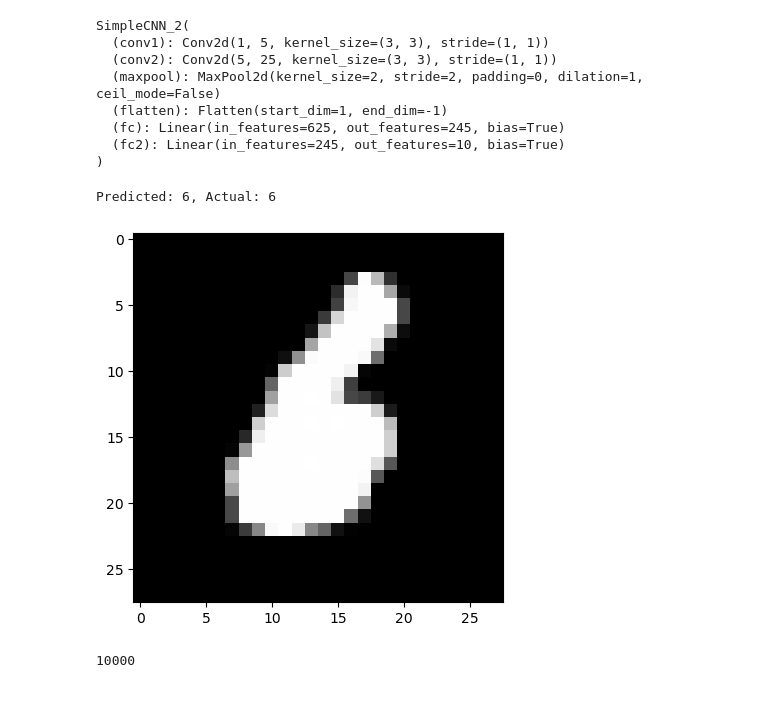
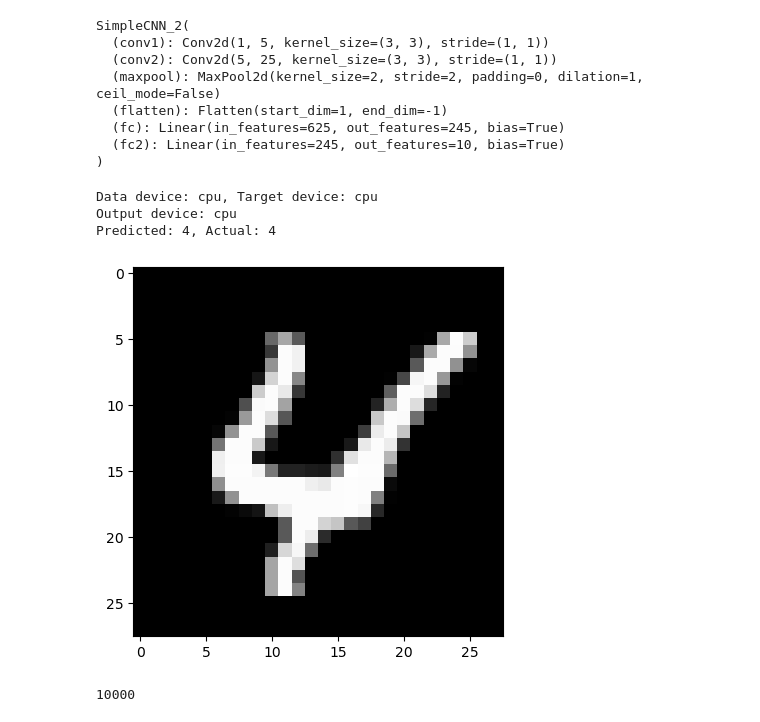
Before and after one commit to ptmaimai106/LTMH-cKAN, a Jupyter notebook: cKAN-demo.ipynb, the cells around one changed output. Saved outputs shown, nothing was run; the diff lists cells and outputs as text; code cells hidden in the pictures.

```diff
--- a/cKAN-demo.ipynb
+++ b/cKAN-demo.ipynb
@@ -64,3 +67,25 @@ KKAN_Convolutional_Network(
     (base_activation): SiLU()
   )
 )
+# %%
+import torch
+
+# Load the model (assuming it was saved previously)
+model_path = 'path_to_kkan_model.pth'
+kkan_model = torch.load(model_path)
+
+# Check the device of model parameters
+def check_model_device(model):
+    for name, param in model.named_parameters():
+        print(f"Parameter {name} is on device: {param.device}")
+        break  # Print the device of the first parameter only for brevity
+
+check_model_device(kkan_model)
+
+# Output the device for all parameters (optional)
+def check_all_parameters_device(model):
+    for name, param in model.named_parameters():
+        print(f"Parameter {name} is on device: {param.device}")
+
+# Uncomment to check all parameters
+# check_all_parameters_device(kkan_model)
@@ -84,28 +124,36 @@ transform = transforms.Compose([
     transforms.Normalize((0.1307,), (0.3081,))
 ])
 
-test_dataset = datasets.MNIST(root='./data', train=False, transform=transform, download=True)
+test_dataset = MNIST(root='./data', train=False, transform=transform, download=True)
 test_loader = torch.utils.data.DataLoader(test_dataset, batch_size=1, shuffle=True)
 # %%
 def predictFirstNumber(model, device, test_loader):
-    model.to(device)
+    # model.to(device)
     model.eval()
+
 
     with torch.no_grad():
         for data, target in test_loader:
-            data, target = data.to(device), target.to(device)
+            # data, target = data.to(device), target.to(device)
+            print(f"Data device: {data.device}, Target device: {target.device}")
+
             output = model(data)
+            print(f"Output device: {output.device}")
             pred = output.argmax(dim=1, keepdim=True)
             print(f'Predicted: {pred.item()}, Actual: {target.item()}')
 
             plt.imshow(data.cpu().squeeze().numpy(), cmap='gray')
             plt.show()
             break
 
+# predictFirstNumber(ckan, device, test_loader)
+
 predictFirstNumber(kkan_model, device, test_loader)
 # %% [output]
-Predicted: 6, Actual: 6
+Data device: cpu, Target device: cpu
+Output device: cpu
+Predicted: 4, Actual: 4
-[figure, old version]
+[figure, new version]
 # %%
 def evaluate_model(model, test_loader):
     model.eval()
```
Also changed, not shown: parts of 3 cells of this notebook, 17 other files.
